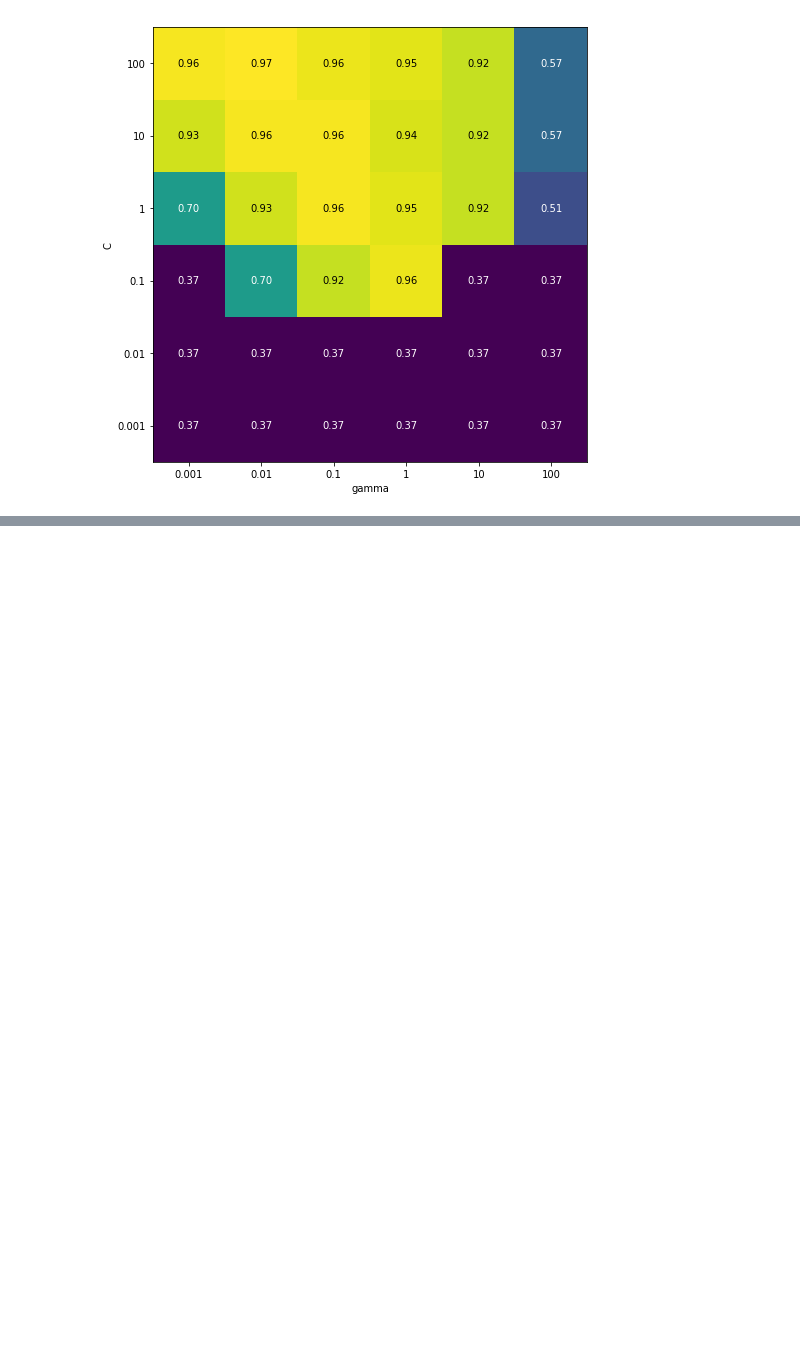
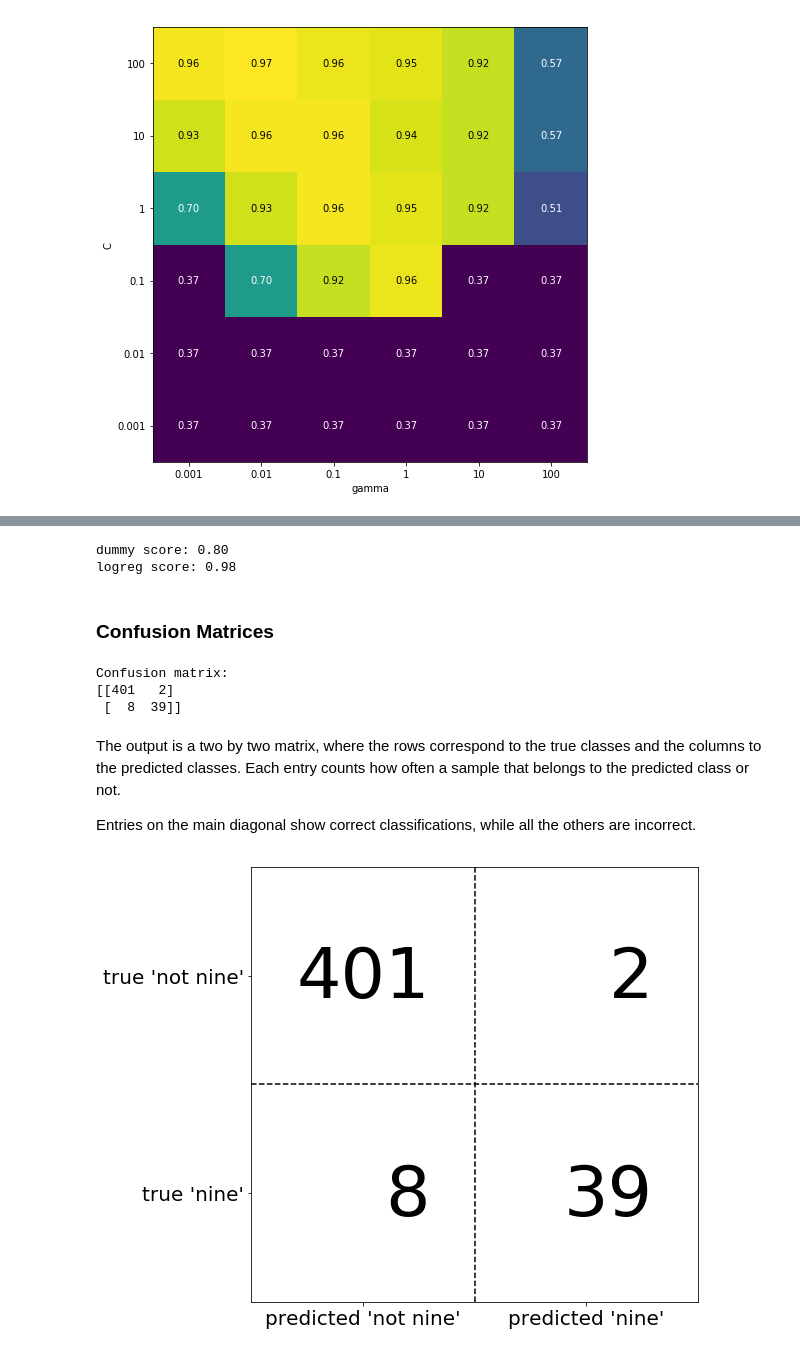
Before and after one commit to Patabu2/machine_learning_study, a Jupyter notebook: Chapter 5- Model Evaluation and Improvement.ipynb, the cells around one changed output, grey strips where cells are left out. Saved outputs shown, nothing was run; the diff lists cells and outputs as text; code cells hidden in the pictures; blank space fills up the shorter version.

Commit message:
Include confusion matrix

```diff
--- a/Chapter 5- Model Evaluation and Improvement.ipynb
+++ b/Chapter 5- Model Evaluation and Improvement.ipynb
@@ -422,0 +636,32 @@ plt.show()
+# %%
+from sklearn.linear_model import LogisticRegression
+
+dummy = DummyClassifier().fit(X_train, y_train)
+pred_dummy = dummy.predict(X_test)
+print("dummy score: {:.2f}".format(dummy.score(X_test, y_test)))
+
+logreg = LogisticRegression(C=0.1).fit(X_train, y_train)
+pred_logreg = logreg.predict(X_test)
+print("logreg score: {:.2f}".format(logreg.score(X_test, y_test)))
+# %% [output]
+dummy score: 0.80
+logreg score: 0.98
+# %% [markdown]
+### Confusion Matrices
+# %%
+from sklearn.metrics import confusion_matrix
+
+confusion = confusion_matrix(y_test, pred_logreg)
+print("Confusion matrix:\n{}".format(confusion))
+# %% [output]
+Confusion matrix:
+[[401   2]
+ [  8  39]]
+# %% [markdown]
+The output is a two by two matrix, where the rows correspond to the true classes and the columns to the predicted classes. Each entry counts how often a sample that belongs to the predicted class or not.
+
+Entries on the main diagonal show correct classifications, while all the others are incorrect.
+# %%
+mglearn.plots.plot_confusion_matrix_illustration()
+# %% [output]
+[figure, added]
```
Also changed, not shown: parts of 31 cells of this notebook.
